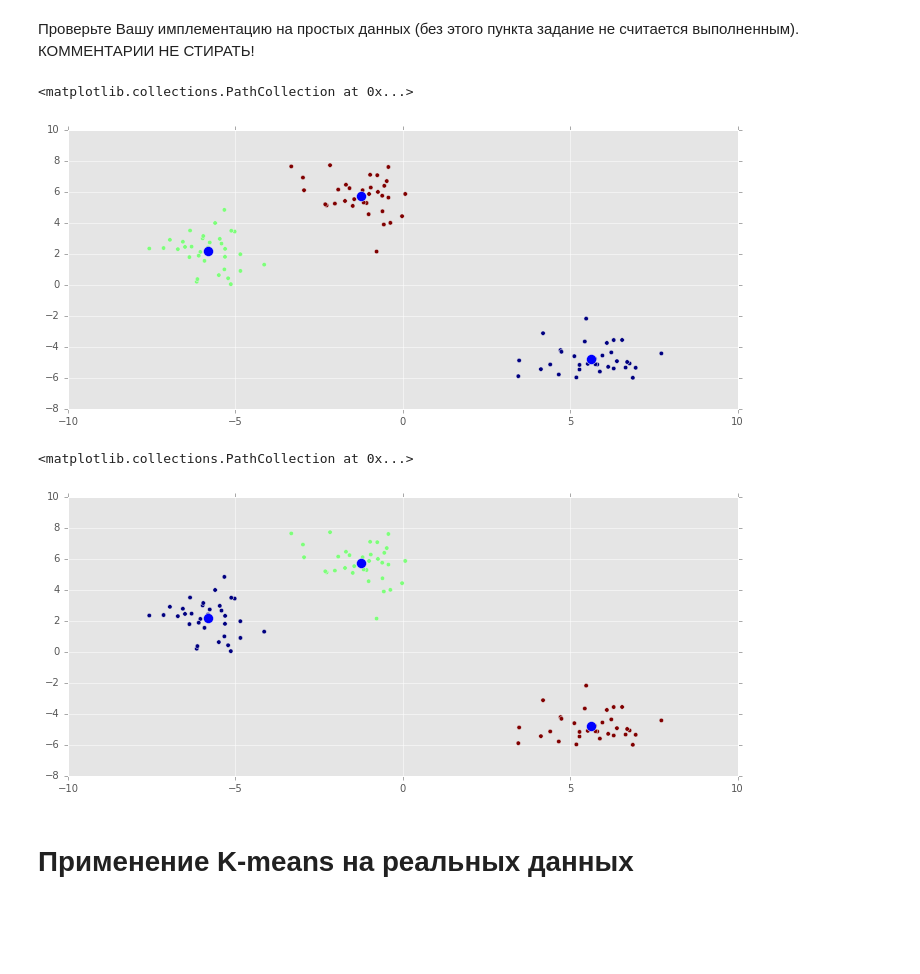
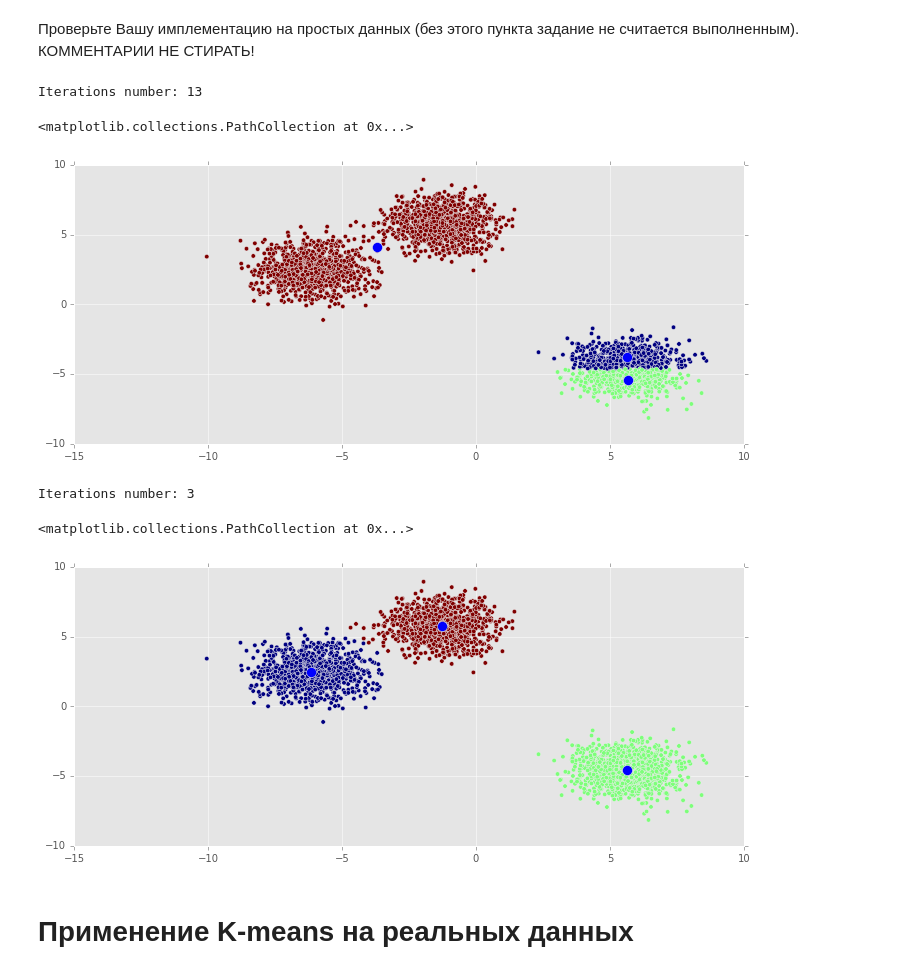
Before and after one commit to dokshina/dm_homework, a Jupyter notebook: dokshina_hw1.ipynb, the cells around one changed output. Drawn from its saved outputs; the diff is of its cells as text; code cells hidden in the pictures; blank space fills up the shorter version.

```diff
--- a/dokshina_hw1.ipynb
+++ b/dokshina_hw1.ipynb
@@ -463,7 +463,7 @@ class KMeans(BaseEstimator, ClusterMixin):
         np.random.seed(self.random_state)
 
         #epsilon
-        self.eps = 0.001
+        self.eps = 0.0001
 
         # Массив с метками кластеров для каждого объекта из X
         self.labels = np.zeros(X.shape[0])
@@ -535,10 +535,10 @@ class KMeans(BaseEstimator, ClusterMixin):
 
             iter_num += 1
             if fixed_number == self.k:
-                #print iter_num
+                print "Iterations number: {}".format(iter_num)
                 return self
 
-        #print iter_num
+        print "Iterations number: {}".format(iter_num)
         return self
 
     def predict(self, X, y=None):
@@ -602,16 +602,14 @@ class MiniBatchKMeans(KMeans):
                 new_centroids[curr_claster] += b * batches[point]
 
             fixed_number = 0
-            print(self.centroids)
-            print(new_centroids)
-            print('=' * 10)
+
             for clast in xrange(self.k):
-                print(np.abs(new_centroids[clast] - self.centroids[clast]))
+                # print(np.abs(new_centroids[clast] - self.centroids[clast]))
                 if (np.abs(new_centroids[clast] - self.centroids[clast]) < self.eps).any():
                     fixed_number += 1
-            print(fixed_number)
-            if fixed_number == self.k:
-                print iter_num
+
+            if fixed_number > self.k // 2:
+                print "Iterations number: {}".format(iter_num)
                 return self
 
 
@@ -625,7 +623,7 @@ class MiniBatchKMeans(KMeans):
 
 
             iter_num += 1
-        print iter_num
+        print "Iterations number: {}".format(iter_num)
         return self
 # %% [markdown]
 ### Проверка корректности метода
@@ -673,7 +656,7 @@ plt.scatter(centers[:, 0], centers[:, 1], s=100)
 # %%
 ## Работоспособность KMeans
 
-X, y = make_blobs(n_samples=100, n_features=2, centers=3, cluster_std=1,
+X, y = make_blobs(n_samples=3000, n_features=2, centers=3, cluster_std=1,
            center_box=(-10.0, 10.0), shuffle=False, random_state=1234)
 
 model = KMeans(k=3,  init='random', random_state=123)
@@ -687,27 +670,29 @@ plt.scatter(centers[:, 0], centers[:, 1], s=100)
 # но иногда один из них разбит пополам, а два других объединены.
 # Вероятно, это происходит, когда две случайно выбранные начальные координаты центров попадают в один кластер.
 # %% [output]
-<matplotlib.collections.PathCollection at 0x...>
+Iterations number: 13
+<matplotlib.collections.PathCollection at 0x...>
-[figure, old version]
+[figure, new version]
 # %%
 ## Работоспособность KMeans++
 
-X, y = make_blobs(n_samples=100, n_features=2, centers=3, cluster_std=1,
+X, y = make_blobs(n_samples=3000, n_features=2, centers=3, cluster_std=1,
            center_box=(-10.0, 10.0), shuffle=False, random_state=1234)
 
 model = KMeans(k=3,  init='k-means')
 model.fit(X)
 y, centers = model.predict(X)
 
 plt.scatter(X[:,0], X[:, 1], c=y)
 plt.scatter(centers[:, 0], centers[:, 1], s=100)
 
 # Почти всегда разбивает правильно на 3 кластера,
 # но иногда один из них разбит пополам, а два других объединены (вроде бы реже, чем при обычном k-means)
 # Происходит это потому что выбор нового центроида тоже происходит случайно.
 # %% [output]
-<matplotlib.collections.PathCollection at 0x...>
+Iterations number: 3
+<matplotlib.collections.PathCollection at 0x...>
-[figure, old version]
+[figure, new version]
 # %%
 ## Работоспособность KMeans с MiniBatchKMeans
 # %%
```
Also changed, not shown: parts of 1 cell of this notebook.
